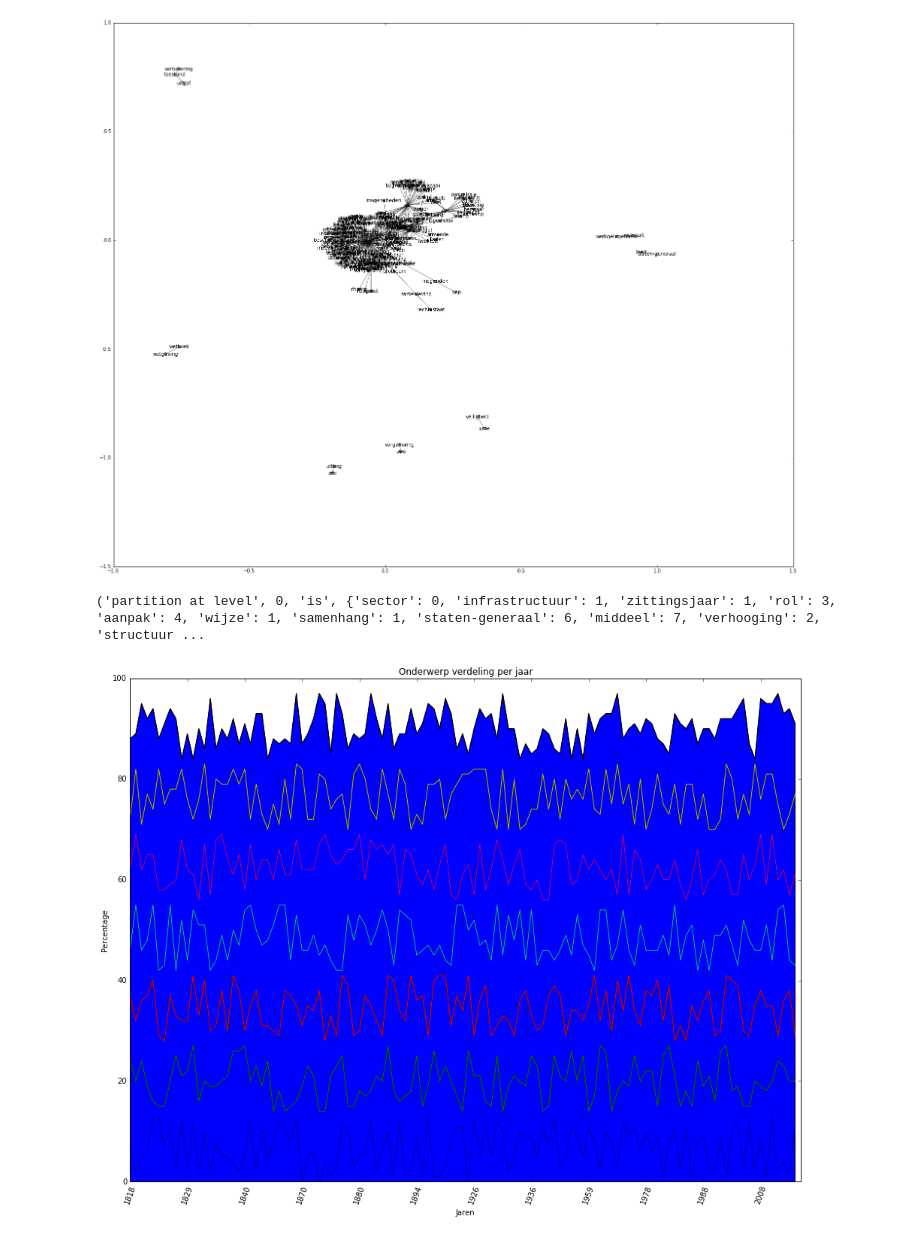
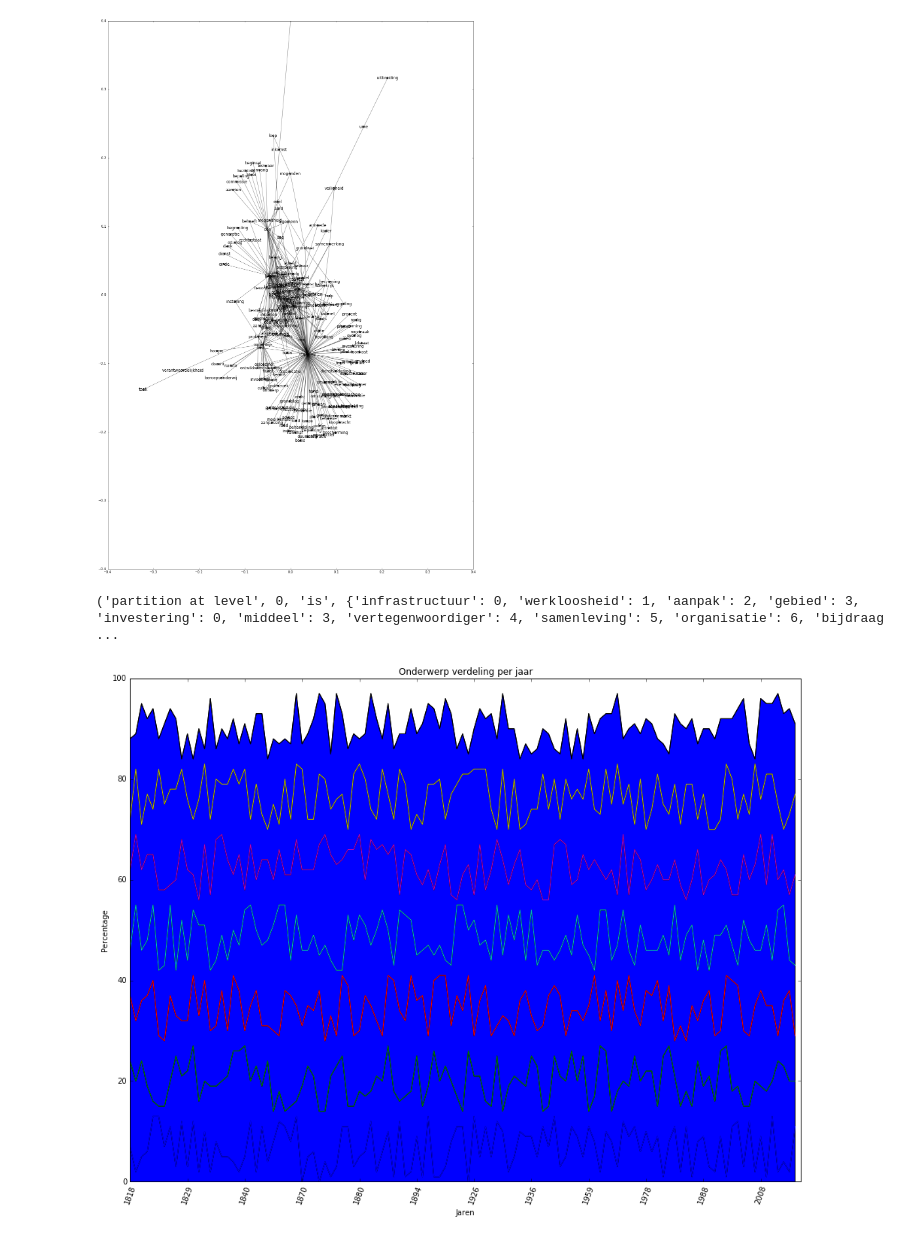
Before and after one commit to ndevisscher/Scriptie, a Jupyter notebook: plot tester.ipynb, the cells around one changed output. Cells and saved outputs as stored; diff of their text form; code cells hidden in the pictures.

```diff
--- a/plot tester.ipynb
+++ b/plot tester.ipynb
@@ -29,7 +29,3 @@ import matplotlib.pyplot as plt
 from IPython.display import display, HTML
 import timeit
 import random
-# %%
-# Vergroten van de graphs zodat ze duidelijker zijn
-%pylab inline
-pylab.rcParams['figure.figsize'] = 25, 20
@@ -55,7 +47,7 @@ yearFrame.plot(x=yearFrame.index.values,y='Woorden')
 # Creeëren van de weighted graph vanuit de gevonden similarity scores
 G = nx.Graph()
 for item in netwerkDict:
-    if netwerkDict[item] > 0.9:
+    if netwerkDict[item] > 0.5:
         G.add_edge(str(item[0]),str(item[1]),weight=netwerkDict[item])
 
 #G = nx.erdos_renyi_graph(100, 0.01)
@@ -84,0 +81,4 @@ print len(G)
+# %%
+# Vergroten van de graphs zodat ze duidelijker zijn
+%pylab inline
+pylab.rcParams['figure.figsize'] = 20, 30
@@ -84,0 +89,26 @@ print len(G)
+# %%
+G = nx.Graph()
+for item in netwerkDict:
+    if netwerkDict[item] > 0.5:
+        G.add_edge(str(item[0]),str(item[1]),weight=netwerkDict[item])
+
+partition = community.best_partition(G)
+
+#drawing
+size = float(len(set(partition.values())))
+pos = nx.spring_layout(G)
+count = 0.
+for com in set(partition.values()) :
+    count = count + 1.
+    list_nodes = [nodes for nodes in partition.keys()
+                                if partition[nodes] == com]
+    nx.draw_networkx_nodes(G, pos, list_nodes, node_size = 20,
+                                node_color = str(count / size))
+
+
+nx.draw_networkx_edges(G,pos, alpha=0.5)
+nx.draw_networkx_labels(G,pos,font_size=12,font_family='sans-serif')
+plt.xlim(-1,1)
+plt.ylim(-1,1)
+#plt.savefig("graph09.png")
+plt.show()
@@ -85,34 +117,37 @@ print len(G)
 # %%
 #Het clusteren via de community module
 #G = nx.erdos_renyi_graph(30, 0.05)
 
 #first compute the best partition
 partition = community.best_partition(G)
 
 #drawing
 size = float(len(set(partition.values())))
 pos = nx.spring_layout(G)
 count = 0.
 for com in set(partition.values()) :
     count = count + 1.
     list_nodes = [nodes for nodes in partition.keys()
                                 if partition[nodes] == com]
     nx.draw_networkx_nodes(G, pos, list_nodes, node_size = 20,
                                 node_color = str(count / size))
 
 
 nx.draw_networkx_edges(G,pos, alpha=0.5)
-nx.draw_networkx_labels(G,pos,font_size=10,font_family='sans-serif')
+nx.draw_networkx_labels(G,pos,font_size=12,font_family='sans-serif')
+plt.xlim(-0.4,0.4)
+plt.ylim(-0.4,0.4)
+plt.savefig("zoomedFinal.png")
 plt.show()
 # %% [output]
-[figure, old version]
+[figure, new version]
 # %%
 dendo = community.generate_dendrogram(G)
 for level in range(len(dendo) - 1) :
     print("partition at level", level, "is", community.partition_at_level(dendo, level))
     print " "
 # %% [output]
-('partition at level', 0, 'is', {'sector': 0, 'infrastructuur': 1, 'zittingsjaar': 1, 'rol': 3, 'aanpak': 4, 'wijze': 1, 'samenhang': 1, 'staten-generaal': 6, 'middeel': 7, 'verhooging': 2, 'structuur ...
+('partition at level', 0, 'is', {'infrastructuur': 0, 'werkloosheid': 1, 'aanpak': 2, 'gebied': 3, 'investering': 0, 'middeel': 3, 'vertegenwoordiger': 4, 'samenleving': 5, 'organisatie': 6, 'bijdraag ...
 # %%
 yearList = ['1818', '1820', '1821', '1822', '1823', '1824', '1825', '1826', '1827', '1828', '1829', '1830', '1831', '1832', '1833',
             '1834', '1835', '1836', '1838', '1839', '1840', '1841', '1842', '1843', '1844', '1845', '1846', '1847', '1848', '1849',
```
Also changed, not shown: parts of 7 cells of this notebook, 15 other files.
